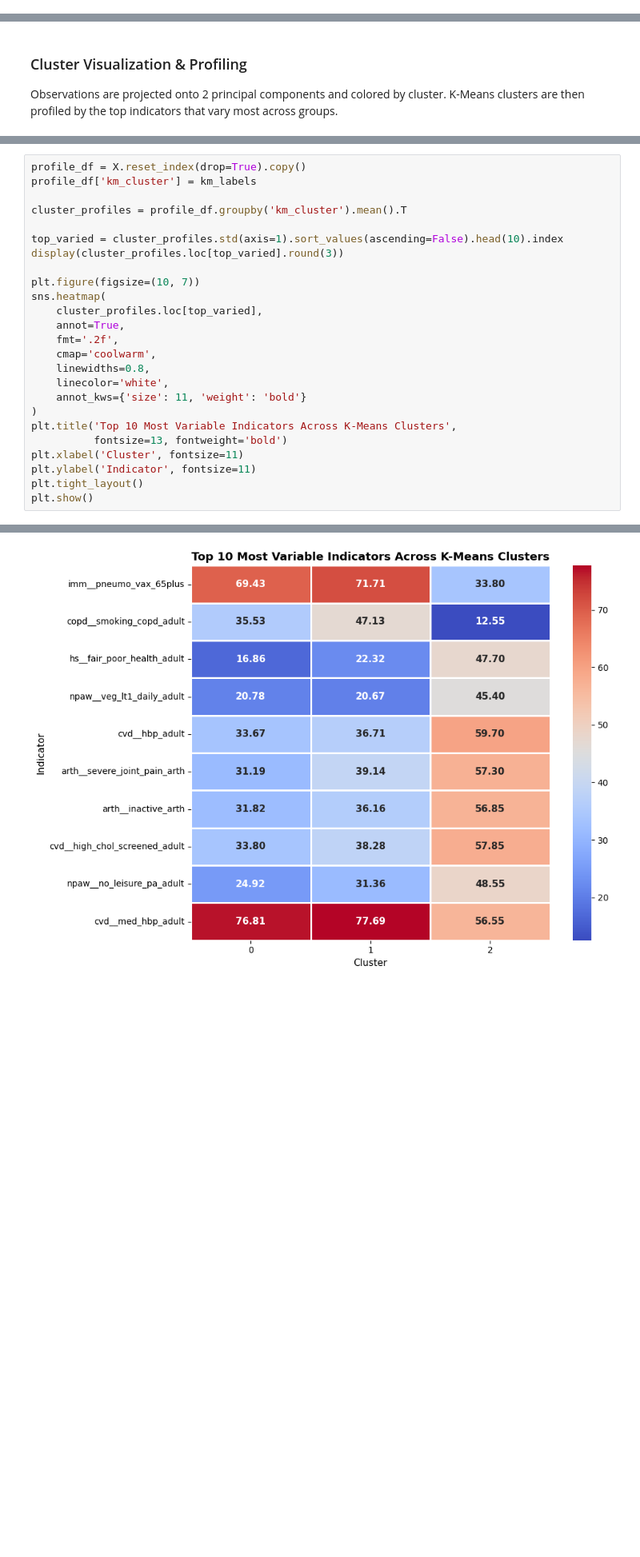
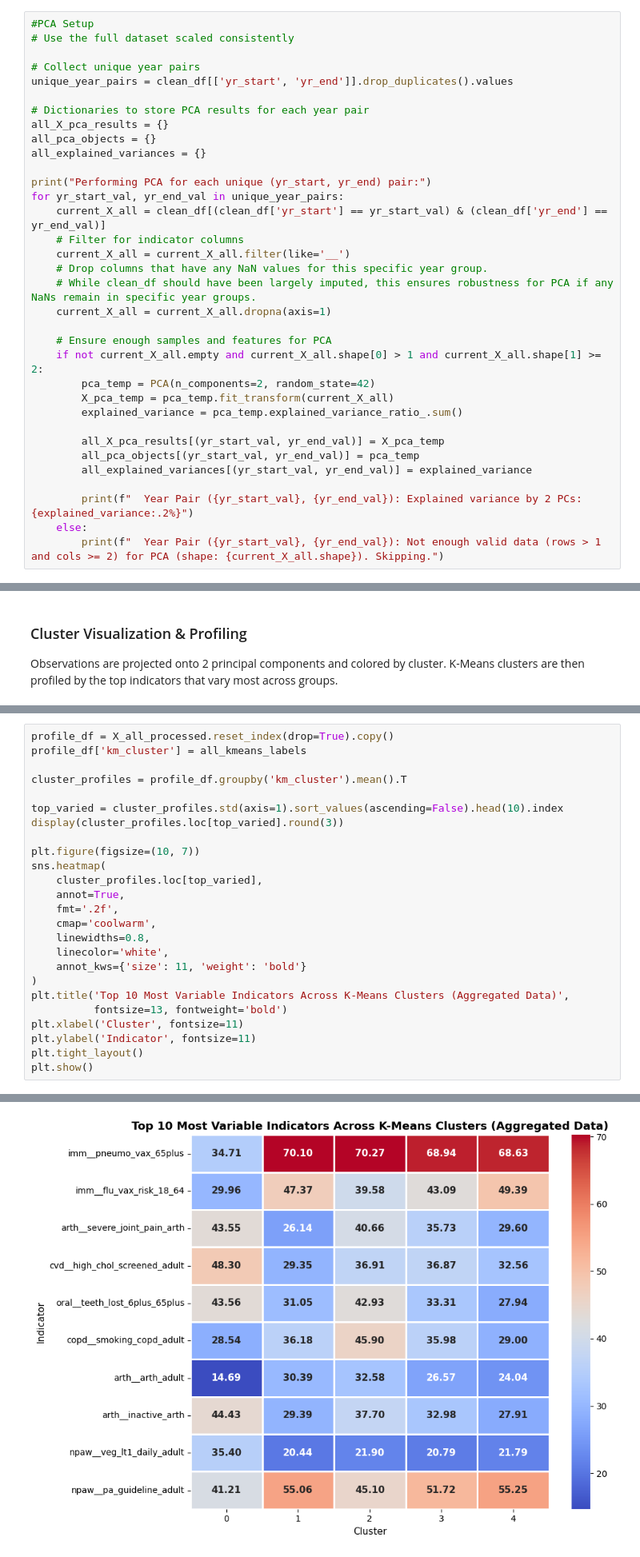
Before and after one commit to SabinaLucy/CS5831-FINAL-PROJECT, a Jupyter notebook: CS5831_FinalProject .ipynb, the cells around one changed output, grey strips where cells are left out. Shown at 80% size. Drawn from its saved outputs; the diff is of its cells as text; blank space fills up the shorter version.

```diff
--- a/CS5831_FinalProject .ipynb
+++ b/CS5831_FinalProject .ipynb
@@ -936,0 +1057,34 @@ Explained variance by 2 PCs: 13.14%
+# %%
+#PCA Setup
+# Use the full dataset scaled consistently
+
+# Collect unique year pairs
+unique_year_pairs = clean_df[['yr_start', 'yr_end']].drop_duplicates().values
+
+# Dictionaries to store PCA results for each year pair
+all_X_pca_results = {}
+all_pca_objects = {}
+all_explained_variances = {}
+
+print("Performing PCA for each unique (yr_start, yr_end) pair:")
+for yr_start_val, yr_end_val in unique_year_pairs:
+    current_X_all = clean_df[(clean_df['yr_start'] == yr_start_val) & (clean_df['yr_end'] == yr_end_val)]
+    # Filter for indicator columns
+    current_X_all = current_X_all.filter(like='__')
+    # Drop columns that have any NaN values for this specific year group.
+    # While clean_df should have been largely imputed, this ensures robustness for PCA if any NaNs remain in specific year groups.
+    current_X_all = current_X_all.dropna(axis=1)
+
+    # Ensure enough samples and features for PCA
+    if not current_X_all.empty and current_X_all.shape[0] > 1 and current_X_all.shape[1] >= 2:
+        pca_temp = PCA(n_components=2, random_state=42)
+        X_pca_temp = pca_temp.fit_transform(current_X_all)
+        explained_variance = pca_temp.explained_variance_ratio_.sum()
+
+        all_X_pca_results[(yr_start_val, yr_end_val)] = X_pca_temp
+        all_pca_objects[(yr_start_val, yr_end_val)] = pca_temp
+        all_explained_variances[(yr_start_val, yr_end_val)] = explained_variance
+
+        print(f"  Year Pair ({yr_start_val}, {yr_end_val}): Explained variance by 2 PCs: {explained_variance:.2%}")
+    else:
+        print(f"  Year Pair ({yr_start_val}, {yr_end_val}): Not enough valid data (rows > 1 and cols >= 2) for PCA (shape: {current_X_all.shape}). Skipping.")
@@ -1090,6 +2024,6 @@ plt.show()
 # %%
-profile_df = X.reset_index(drop=True).copy()
-profile_df['km_cluster'] = km_labels
+profile_df = X_all_processed.reset_index(drop=True).copy()
+profile_df['km_cluster'] = all_kmeans_labels
 
 cluster_profiles = profile_df.groupby('km_cluster').mean().T
 
@@ -1106,7 +2040,7 @@ sns.heatmap(
     linecolor='white',
     annot_kws={'size': 11, 'weight': 'bold'}
 )
-plt.title('Top 10 Most Variable Indicators Across K-Means Clusters',
+plt.title('Top 10 Most Variable Indicators Across K-Means Clusters (Aggregated Data)',
           fontsize=13, fontweight='bold')
 plt.xlabel('Cluster', fontsize=11)
 plt.ylabel('Indicator', fontsize=11)
@@ -1127 +2061 @@ plt.show()
-[figure, old version]
+[figure, new version]
```
Also changed, not shown: parts of 35 cells of this notebook.
